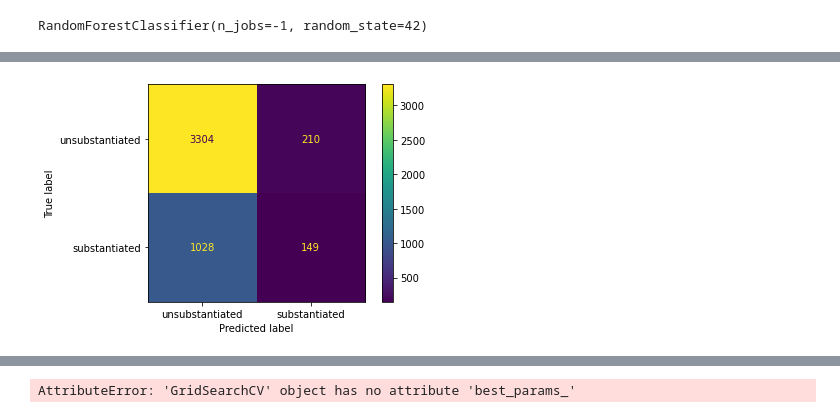
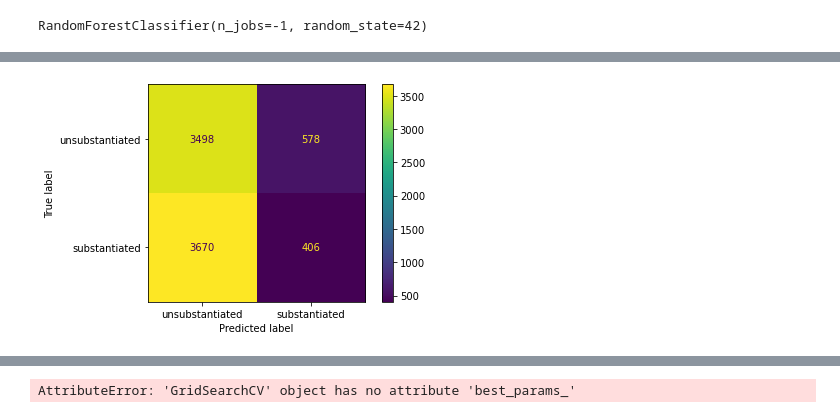
Before and after one commit to BobBriksz/Blog-2, a Jupyter notebook: Blog2code.ipynb, the cells around one changed output, grey strips where cells are left out. Cells and saved outputs as stored; diff of their text form; code cells hidden in the pictures.

```diff
--- a/Blog2code.ipynb
+++ b/Blog2code.ipynb
@@ -174,7 +179,10 @@ X_train.head()
 numerical_features = X_train.select_dtypes(include=['int64', 'float64']).columns
 categorical_features = X_train.select_dtypes(include=['object', 'bool']).columns
 
-# # determine categorical and numerical features for test set
+# # determine categorical and numerical features for validation set
+numerical_features_val = X_val.select_dtypes(include=['int64', 'float64']).columns
+categorical_features_val = X_val.select_dtypes(include=['object', 'bool']).columns
+## categorical ad numerical features for test set
 numerical_features_test = X_test.select_dtypes(include=['int64', 'float64']).columns
 categorical_features_test = X_test.select_dtypes(include=['object', 'bool']).columns
 
@@ -196,8 +204,19 @@ ct = ColumnTransformer(
      ('num_pipe', num_pipe, numerical_features)]
 )
 #transformer for test dataset
+ct_val = ColumnTransformer(
+    [('cat_pipe', cat_pipe, categorical_features_val),
+     ('num_pipe', num_pipe, numerical_features_val)]
+)
+#test transformer
 ct_test = ColumnTransformer(
     [('cat_pipe', cat_pipe, categorical_features_test),
      ('num_pipe', num_pipe, numerical_features_test)]
 )
+# %%
+#transform columns in training and test sets
+
+XT_train = ct.fit_transform(X_train)
+XT_val = ct_val.fit_transform(X_val)
+XT_test = ct_test.fit_transform(X_test)
 # %%
@@ -212,0 +228,5 @@ XT_test = ct_test.fit_transform(X_test)
+# %%
+#I used smote to normalize the baseline, so my models can actually predict passed the crazy imbalance
+sm = SMOTE(random_state=42)
+X_res_train, y_res_train = sm.fit_sample(XT_train, y_train)
+X_res_val, y_res_val = sm.fit_sample(XT_val, y_val)
@@ -213,7 +240,7 @@ XT_test = ct_test.fit_transform(X_test)
 # %%
 #linear model
 lr_model = LogisticRegression(random_state=42)
-lr_model.fit(XT_train, y_train)
+lr_model.fit(X_res_train, y_res_train)
 # %% [output]
 LogisticRegression(random_state=42)
 # %%
@@ -244,11 +273,12 @@ feat_importances.nlargest(20).plot(kind='barh')
 # %%
+
 plot_confusion_matrix(model_rf,
-                      XT_test, #use validation data for confusion matrix
-                      y_test,
+                      X_res_val, #use validation data for confusion matrix
+                      y_res_val,
                       values_format='.0f',
                       display_labels=['unsubstantiated', 'substantiated']);
 # %% [output]
-[figure, old version]
+[figure, new version]
 # %%
 #hyperparameter tuning for random forest model using grid search
 params = {
```
Also changed, not shown: parts of 35 cells of this notebook.
